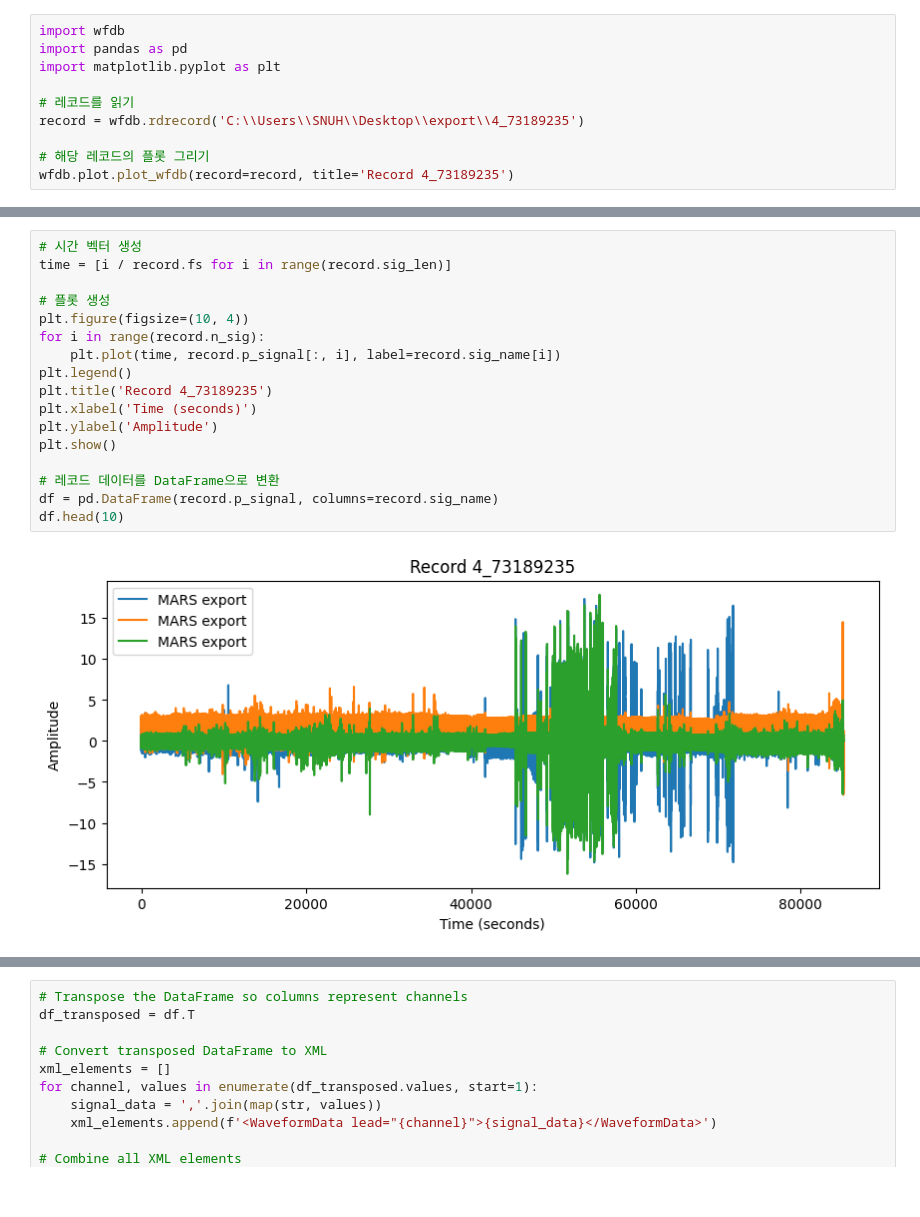
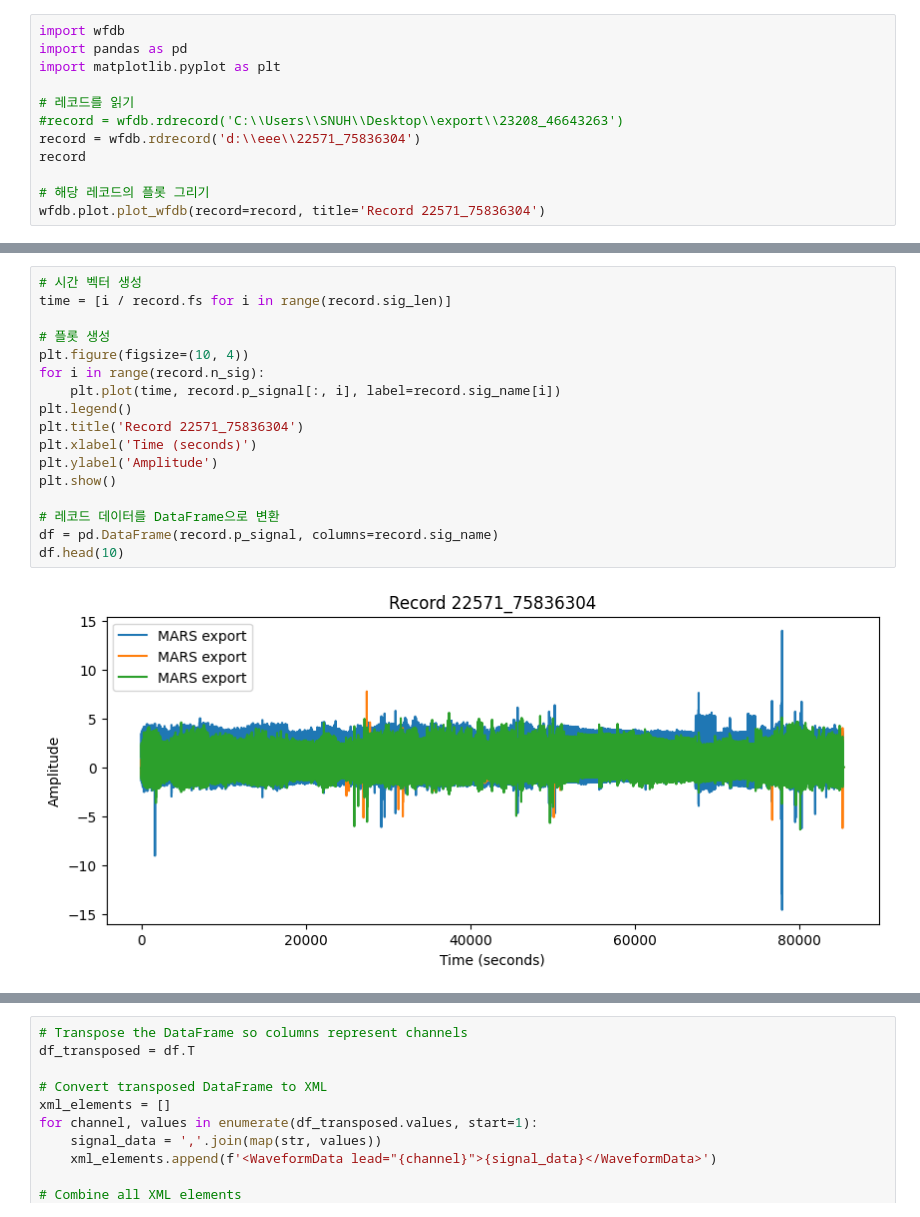
Before and after one commit to devguno/CDM, a Jupyter notebook: Holter/Holter_signal.ipynb, the cells around one changed output, grey strips where cells are left out. Drawn from its saved outputs; the diff is of its cells as text.

```diff
--- a/Holter/Holter_signal.ipynb
+++ b/Holter/Holter_signal.ipynb
@@ -4,8 +4,10 @@ import pandas as pd
 import matplotlib.pyplot as plt
 
 # 레코드를 읽기
-record = wfdb.rdrecord('C:\\Users\\SNUH\\Desktop\\export\\4_73189235')
+#record = wfdb.rdrecord('C:\\Users\\SNUH\\Desktop\\export\\23208_46643263')
+record = wfdb.rdrecord('d:\\eee\\22571_75836304')
+record
 
 # 해당 레코드의 플롯 그리기
-wfdb.plot.plot_wfdb(record=record, title='Record 4_73189235')
+wfdb.plot.plot_wfdb(record=record, title='Record 22571_75836304')
 # %% [output]
@@ -13,20 +15,20 @@ wfdb.plot.plot_wfdb(record=record, title='Record 4_73189235')
 # %%
 # 시간 벡터 생성
 time = [i / record.fs for i in range(record.sig_len)]
 
 # 플롯 생성
 plt.figure(figsize=(10, 4))
 for i in range(record.n_sig):
     plt.plot(time, record.p_signal[:, i], label=record.sig_name[i])
 plt.legend()
-plt.title('Record 4_73189235')
+plt.title('Record 22571_75836304')
 plt.xlabel('Time (seconds)')
 plt.ylabel('Amplitude')
 plt.show()
 
 # 레코드 데이터를 DataFrame으로 변환
 df = pd.DataFrame(record.p_signal, columns=record.sig_name)
 df.head(10)
 # %% [output]
-[figure, old version]
+[figure, new version]
 |  | MARS export | MARS export | MARS export |
```
Also changed, not shown: parts of 3 cells of this notebook, 3 other files.
